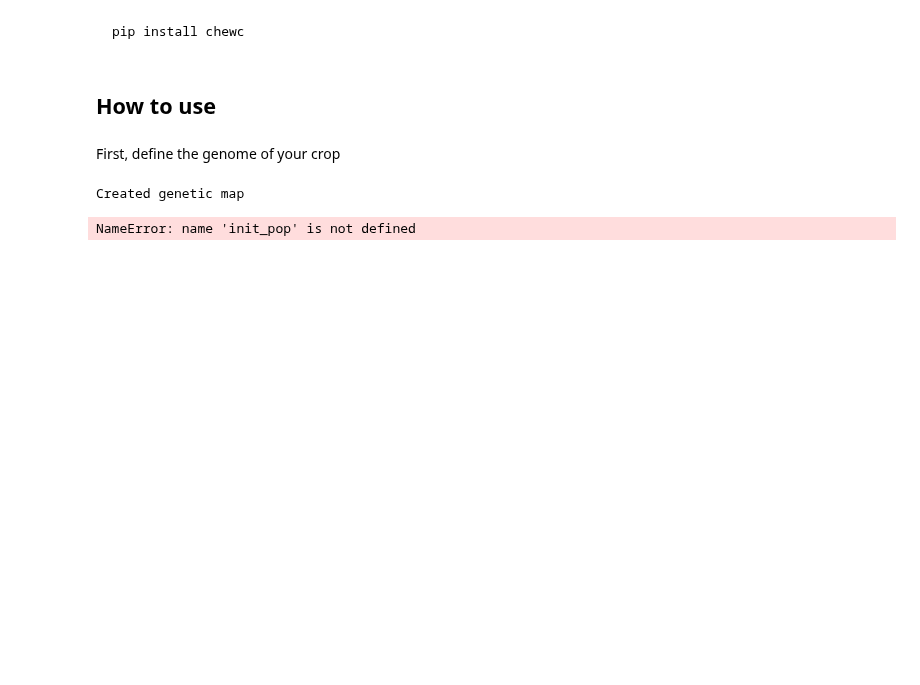
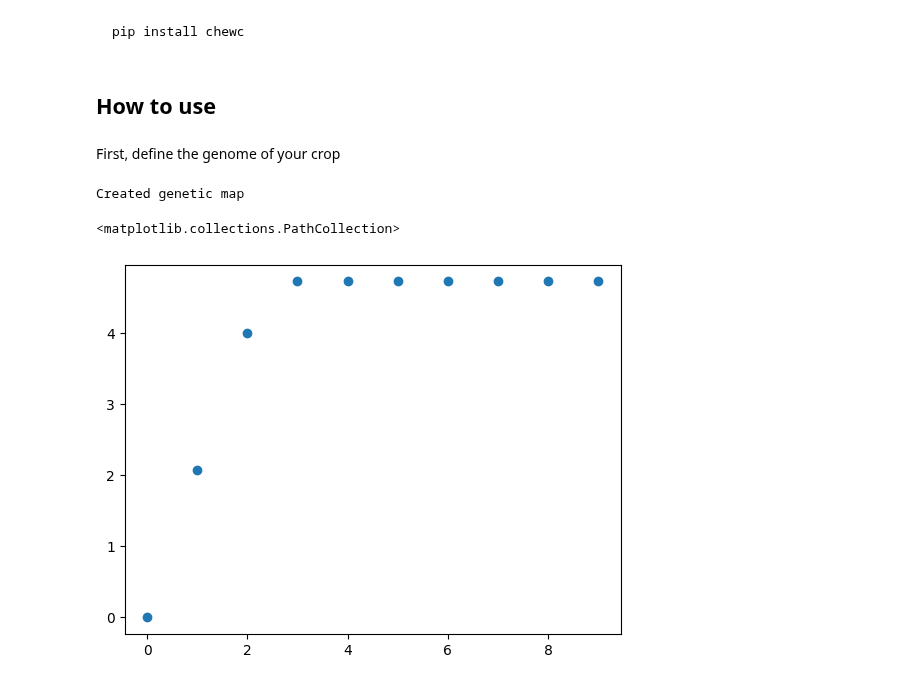
Before and after one commit to cjGO/burbankai, a Jupyter notebook: nbs/index.ipynb, the cells around one changed output. Saved outputs shown, nothing was run; the diff lists cells and outputs as text; code cells hidden in the pictures; blank space fills up the shorter version.

```diff
--- a/nbs/index.ipynb
+++ b/nbs/index.ipynb
@@ -46,7 +46,7 @@ import torch
 ploidy = 2
 n_chr = 10
 n_loci = 100
-n_Ind = 333
+n_Ind = 3330
 g = Genome(ploidy, n_chr, n_loci)
 population = Population()
 population.create_random_founder_population(g, n_founders=n_Ind)
@@ -58,12 +58,11 @@ init_pop = population.get_dosages().float()  # gets allele dosage for calculatin
 target_means = torch.tensor([0, 5])
 target_vars = torch.tensor([1, 1])  # Note: I'm assuming you want a variance of 1 for the second trait
 correlation_values = [
-        [1.0, 0.2],
-        [0.2, 1.0],
+        [1.0, 0.8],
+        [0.8, 1.0],
     ]
 
 
 correlated_traits = corr_traits(g, init_pop, target_means, target_vars, correlation_values)
 # %% [output]
 Created genetic map
-NameError: name 'init_pop' is not defined
@@ -69,0 +71,14 @@ NameError: name 'init_pop' is not defined
+# %%
+new_parents = population.get_genotypes().float()
+means = []
+for i in range(10):
+    curr_pop = random_crosses(g, new_parents, 200)
+    new_pheno = correlated_traits[0](curr_pop.sum(dim=1))
+    means.append(new_pheno.mean())
+    topk = torch.topk(new_pheno,10) # select  top 50 parents
+    new_parents = curr_pop.float()[topk.indices]
+# %%
+plt.scatter(range(len(means)),means)
+# %% [output]
+<matplotlib.collections.PathCollection>
+[figure, added]
```
Also changed, not shown: parts of 2 cells of this notebook, 9 other files.
